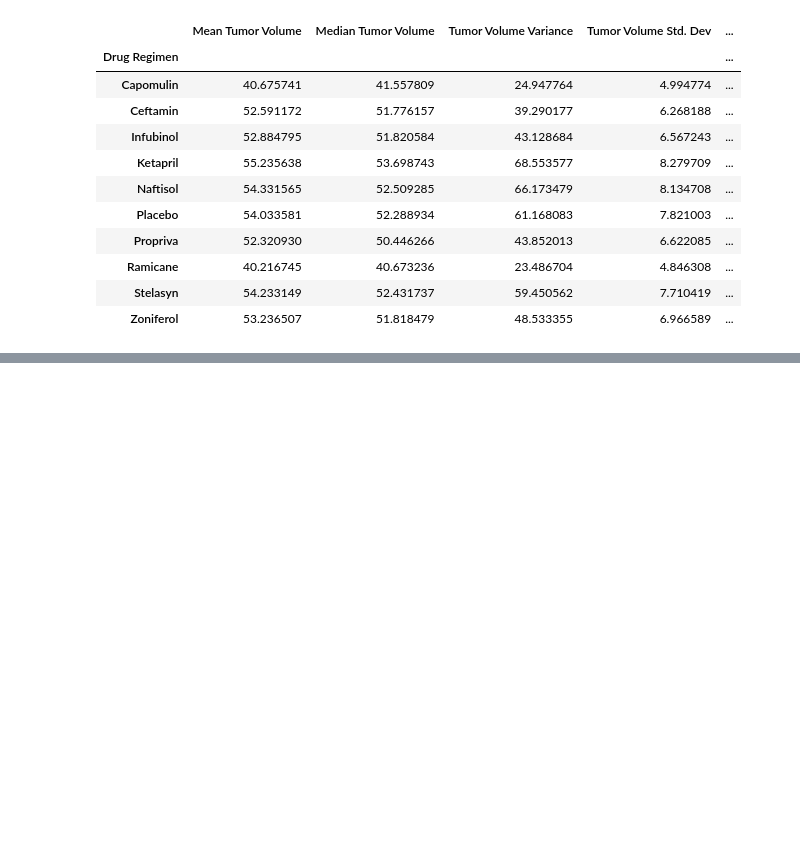
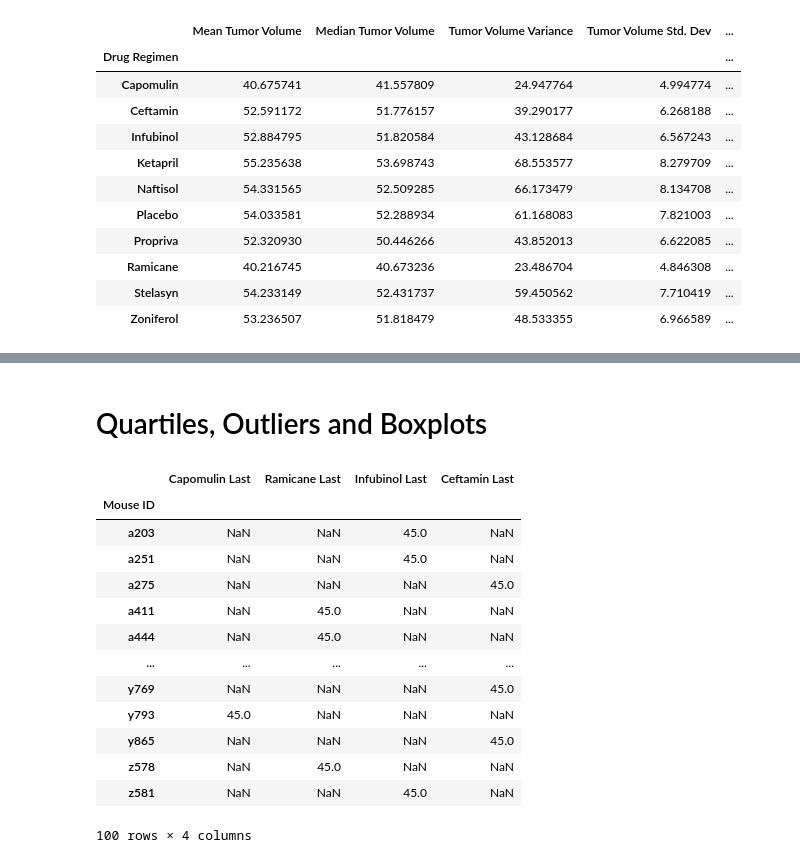
Before and after one commit to meehal0203/Module_5_Pymaceuticals, a Jupyter notebook: Pymaceuticals/Pymaceuticals.ipynb, the cells around one changed output, grey strips where cells are left out. Drawn from its saved outputs; the diff is of its cells as text; code cells hidden in the pictures; blank space fills up the shorter version.

```diff
--- a/Pymaceuticals/Pymaceuticals.ipynb
+++ b/Pymaceuticals/Pymaceuticals.ipynb
@@ -217,0 +241,35 @@ plt.tight_layout()
+# %% [markdown]
+# Quartiles, Outliers and Boxplots
+# %%
+# Calculate the final tumor volume of each mouse across four of the treatment regimens:
+# Capomulin, Ramicane, Infubinol, and Ceftamin
+Capomulin_df = clean_mouse_df.loc[clean_mouse_df["Drug Regimen"] == "Capomulin",:]
+Ramicane_df = clean_mouse_df.loc[clean_mouse_df["Drug Regimen"] == "Ramicane",:]
+Infubinol_df = clean_mouse_df.loc[clean_mouse_df["Drug Regimen"] == "Infubinol",:]
+Ceftamin_df = clean_mouse_df.loc[clean_mouse_df["Drug Regimen"] == "Ceftamin",:]
+
+
+# # Start by getting the last (greatest) timepoint for each mouse
+# Capomulin_final = Capomulin_df.groupby("Mouse ID").max()["Timepoint"]
+# Ramicane_final = Ramicane_df.groupby("Mouse ID").max()["Timepoint"]
+# Infubinol_final = Infubinol_df.groupby("Mouse ID").max()["Timepoint"]
+# Ceftamin_final = Ceftamin_df.groupby("Mouse ID").max()["Timepoint"]
+# final_tumor_vol_df = pd.DataFrame({"Capomulin Last": Capomulin_final, "Ramicane Last": Ramicane_final,
+#                                    "Infubinol Last": Infubinol_final, "Ceftamin Last": Ceftamin_final})
+# final_tumor_vol_df
+# # Merge this group df with the original DataFrame to get the tumor volume at the last timepoint
+# %% [output]
+|  | Capomulin Last | Ramicane Last | Infubinol Last | Ceftamin Last |
+| Mouse ID |  |  |  |  |
+| a203 | NaN | NaN | 45.0 | NaN |
+| a251 | NaN | NaN | 45.0 | NaN |
+| a275 | NaN | NaN | NaN | 45.0 |
+| a411 | NaN | 45.0 | NaN | NaN |
+| a444 | NaN | 45.0 | NaN | NaN |
+| ... | ... | ... | ... | ... |
+| y769 | NaN | NaN | NaN | 45.0 |
+| y793 | 45.0 | NaN | NaN | NaN |
+| y865 | NaN | NaN | NaN | 45.0 |
+| z578 | NaN | 45.0 | NaN | NaN |
+| z581 | NaN | NaN | 45.0 | NaN |
+100 rows × 4 columns
```
Also changed, not shown: parts of 20 cells of this notebook.
